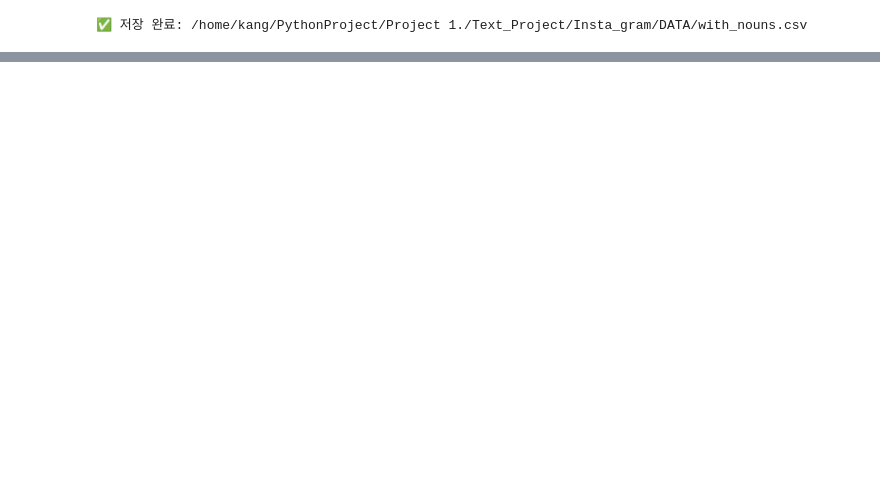
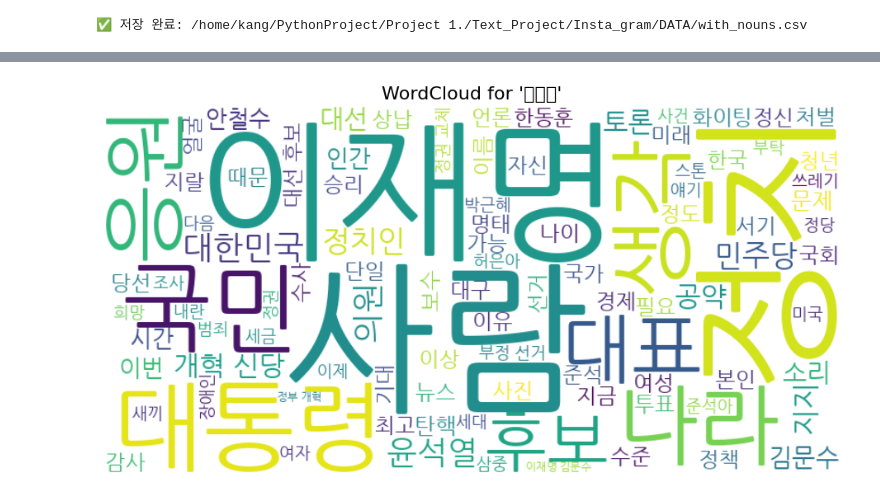
Before and after one commit to Bambamsong/Text_Project, a Jupyter notebook: Insta_gram/anlayze/main.ipynb, the cells around one changed output, grey strips where cells are left out. Saved outputs shown, nothing was run; the diff lists cells and outputs as text; code cells hidden in the pictures; blank space fills up the shorter version.

```diff
--- a/Insta_gram/anlayze/main.ipynb
+++ b/Insta_gram/anlayze/main.ipynb
@@ -23,0 +30,4 @@ cloud.show_wordcloud("이재명")
+# %%
+cloud.show_wordcloud("이준석")
+# %% [output]
+[figure, added]
```
Also changed, not shown: parts of 4 cells of this notebook, 4 other files.
